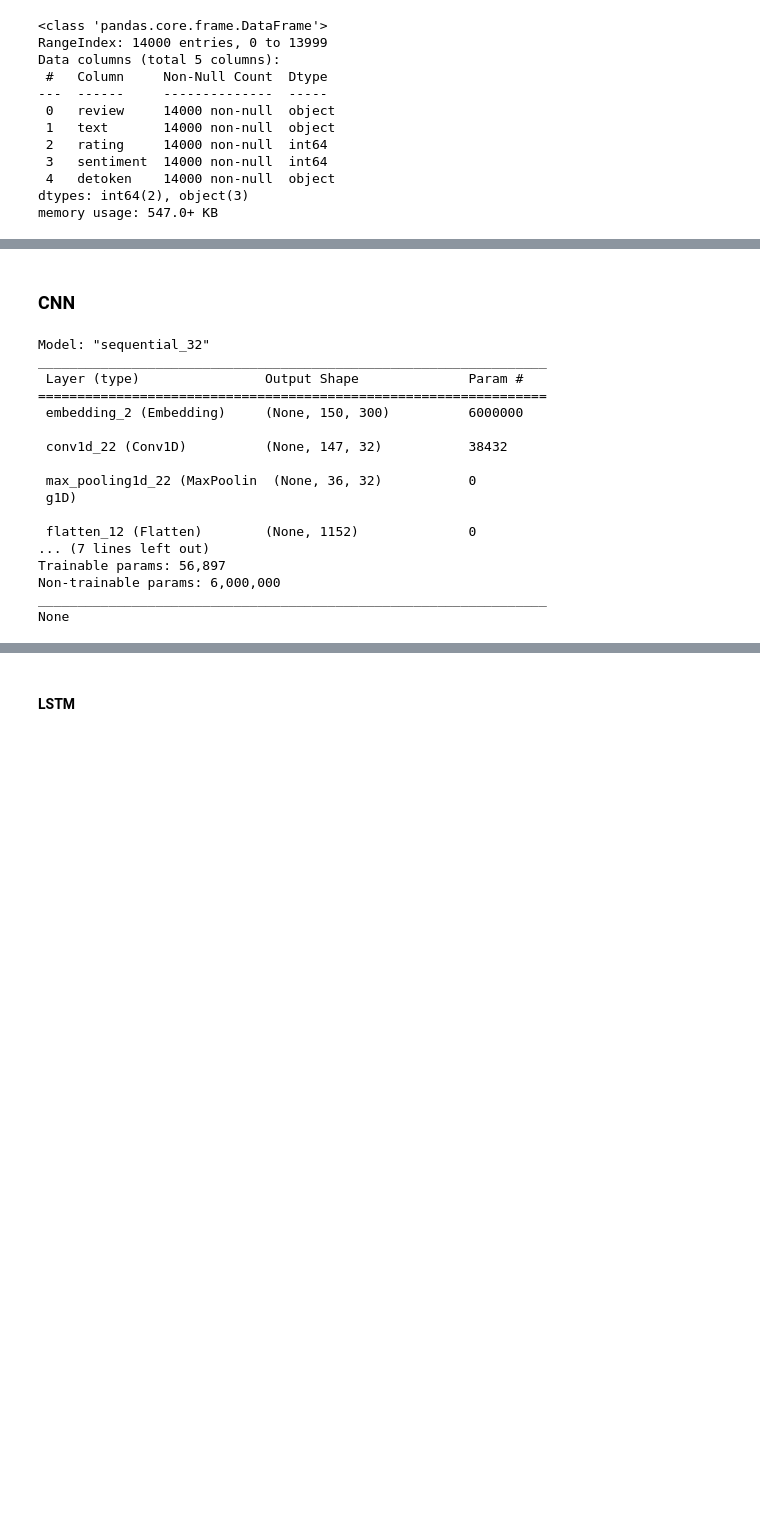
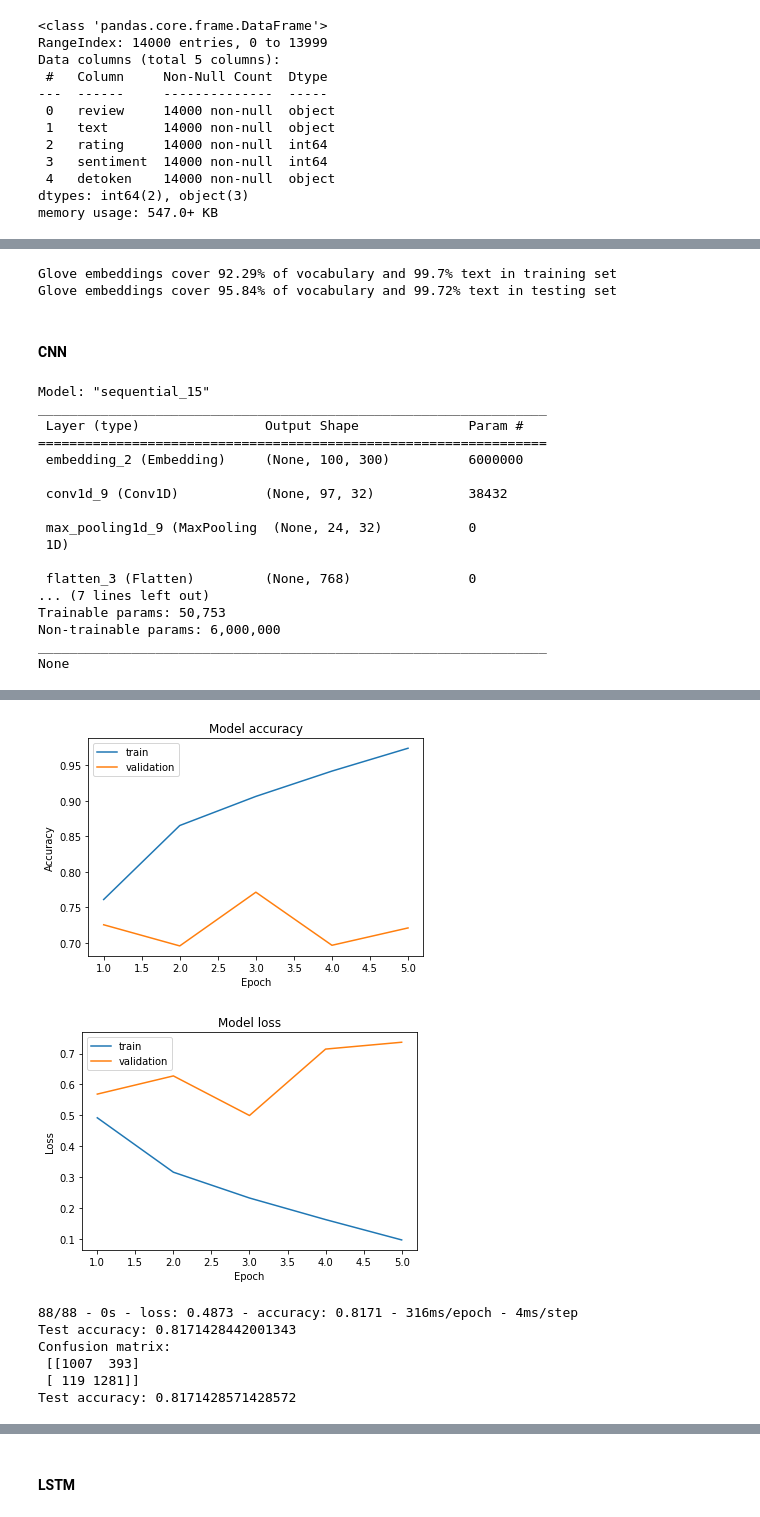
Before and after one commit to azwidodo/Tugas-Akhir-5, a Jupyter notebook: 07_all_models.ipynb, the cells around one changed output, grey strips where cells are left out. Cells and saved outputs as stored; diff of their text form; code cells hidden in the pictures; blank space fills up the shorter version.

Commit message:
train

```diff
--- a/07_all_models.ipynb
+++ b/07_all_models.ipynb
@@ -56,7 +57,7 @@ dtypes: int64(2), object(3)
 memory usage: 547.0+ KB
 # %%
 df_pos, df_neg = split_sentiment(df)
-df_train, df_test = split_train_test(df_pos, df_neg, 222)
+df_train, df_test = split_train_test(df_pos, df_neg, 333)
 
 train_words = [word for text in df_train["text"] for word in text]
 train_text_length = [len(text) for text in df_train["text"]]
@@ -64,5 +65,9 @@ train_text_length = [len(text) for text in df_train["text"]]
 vocab = list(set(train_words))
 vocab_size = len(vocab)
 
+test_words = [word for text in df_test["text"] for word in text]
+test_vocab_size = len(list(set(test_words)))
+
 print(f"There are {len(train_words)} train words in total and the vocabulary size is {vocab_size}.")
+print(f"There are {len(test_words)} test words in total and the vocabulary size is {test_vocab_size}.")
 # %% [output]
@@ -80,7 +86,7 @@ word_index = tokenizer.word_index
 train_sequences = tokenizer.texts_to_sequences(train_data)
 test_sequences = tokenizer.texts_to_sequences(test_data)
 
-MAX_LENGTH = 150
+MAX_LENGTH = 100
 
 x_train_padded = pad_sequences(train_sequences, maxlen=MAX_LENGTH, padding="post")
 x_test_padded = pad_sequences(test_sequences, maxlen=MAX_LENGTH, padding="post")
@@ -101,3 +107,15 @@ Found 29998 unique tokens
+# %%
+vocab_train = vocab_build(df_train["text"])
+vocab_test = vocab_build(df_test["text"])
+
+train_covered, train_oov, train_vocab_coverage, train_text_coverage = embedding_coverage(df_train["text"], embeddings_dict)
+test_covered, test_oov, test_vocab_coverage, test_text_coverage = embedding_coverage(df_test["text"], embeddings_dict)
+
+print(f"Glove embeddings cover {round(train_vocab_coverage, 2)}% of vocabulary and {round(train_text_coverage, 2)}% text in training set")
+print(f"Glove embeddings cover {round(test_vocab_coverage, 2)}% of vocabulary and {round(test_text_coverage, 2)}% text in testing set")
+# %% [output]
+Glove embeddings cover 92.29% of vocabulary and 99.7% text in training set
+Glove embeddings cover 95.84% of vocabulary and 99.72% text in testing set
 # %%
 EMBEDDING_DIM = 300
 vocab_size = min(len(word_index) + 1, MAX_WORDS)
@@ -120,7 +138,7 @@ embedding_layer = Embedding(vocab_size, EMBEDDING_DIM, weights=[embedding_matrix
 
 del(embedding_matrix)
 # %% [markdown]
-### CNN
+#### CNN
 # %%
 model = Sequential()
 model.add(embedding_layer)
@@ -132,20 +150,20 @@ model.add(Dense(1, activation='sigmoid'))
 
 print(model.summary())
 # %% [output]
-Model: "sequential_32"
+Model: "sequential_15"
 _________________________________________________________________
  Layer (type)                Output Shape              Param #
 =================================================================
- embedding_2 (Embedding)     (None, 150, 300)          6000000
+ embedding_2 (Embedding)     (None, 100, 300)          6000000
 
- conv1d_22 (Conv1D)          (None, 147, 32)           38432
+ conv1d_9 (Conv1D)           (None, 97, 32)            38432
 
- max_pooling1d_22 (MaxPoolin  (None, 36, 32)           0
- g1D)
+ max_pooling1d_9 (MaxPooling  (None, 24, 32)           0
+ 1D)
 
- flatten_12 (Flatten)        (None, 1152)              0
+ flatten_3 (Flatten)         (None, 768)               0
 ... (7 lines left out)
-Trainable params: 56,897
+Trainable params: 50,753
 Non-trainable params: 6,000,000
 _________________________________________________________________
 None
@@ -165,6 +183,26 @@ BATCH_SIZE = 64
 
 # callbacks = [EarlyStopping(monitor='val_loss')]
 
-history = model.fit(x_train_padded, ytrain, batch_size=BATCH_SIZE, epochs=EPOCHS, verbose=1, validation_split=0.2)
+tic = time.time()
+history = model.fit(x_train_padded, ytrain, batch_size=BATCH_SIZE, epochs=EPOCHS, verbose=1, validation_split=0.3)
+toc = time.time()
+
+print(f"Training time for CNN: {toc - tic}")
+
+# Plot accuracy and loss
+
+plot_history(history)
+
+# Evaluate model
+
+loss, accuracy = model.evaluate(x_test_padded, ytest, verbose=2)
+
+print(f"Test accuracy: {accuracy}")
+
+_y_pred = model.predict(x_test_padded)
+y_pred = np.round(_y_pred)
+
+print(f"Confusion matrix: \n {confusion_matrix(ytest, y_pred)}")
+print(f"Test accuracy: {accuracy_score(ytest, y_pred)}")
 # %% [output]
 Epoch 1/5
@@ -179,0 +219,8 @@ Epoch 5/5
+[figure, added]
+[figure, added]
+88/88 - 0s - loss: 0.4873 - accuracy: 0.8171 - 316ms/epoch - 4ms/step
+Test accuracy: 0.8171428442001343
+Confusion matrix:
+ [[1007  393]
+ [ 119 1281]]
+Test accuracy: 0.8171428571428572
```
Also changed, not shown: parts of 17 cells of this notebook, 3 other files.
